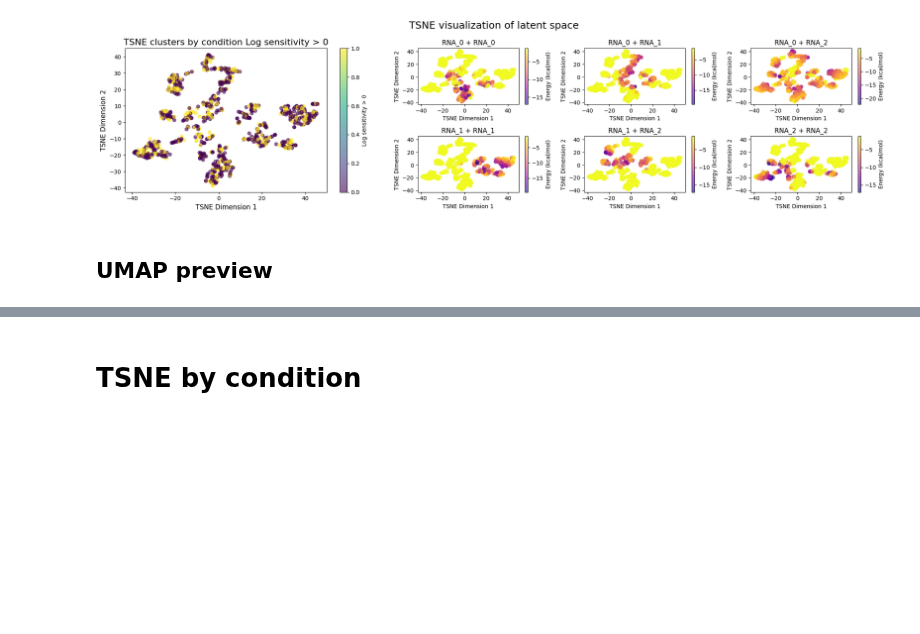
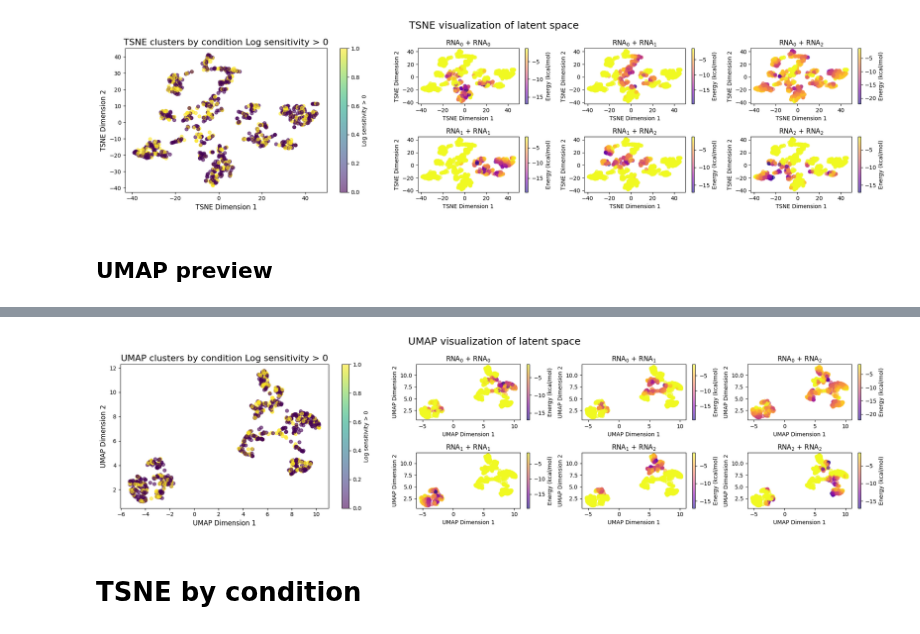
Before and after one commit to olive004/EvoScaper, a Jupyter notebook: notebooks/04_latent.ipynb, the cells around one changed output, grey strips where cells are left out. Drawn from its saved outputs; the diff is of its cells as text; code cells hidden in the pictures; blank space fills up the shorter version.

Commit message:
umap preview

```diff
--- a/notebooks/04_latent.ipynb
+++ b/notebooks/04_latent.ipynb
@@ -133,6 +140,34 @@ def plot2(tsne_result, hue, ax, i_d1, i_d2, hue_label, n_comps, perplexity, pale
     d = pd.DataFrame(data=np.array([tsne_result[:, i_d1], tsne_result[:, i_d2], hue[:len(tsne_result)]]).T, columns=[f't-SNE Dimension {i_d1+1}', f't-SNE Dimension {i_d2+1}', hue_label])
     f(d, x=f't-SNE Dimension {i_d1+1}', y=f't-SNE Dimension {i_d2+1}', hue=hue_label, palette=palette, s=50, alpha=0.2, ax=ax)
     plt.suptitle(f"t-SNE of Encoder Output (perplexity={perplexity}, n={n_comps}, rnd={random_state}, dimensions {i_d1, i_d2})", fontsize=14)
+
+
+def format_with_subscript(text):
+    """Convert text like 'RNA_0' to 'RNA₀' with proper subscript formatting"""
+    if '_' in text:
+        base, subscript = text.split('_', 1)
+        return f"{base}$_{{{subscript}}}$"
+    return text
+
+
+# def reduce(z_samples, method='tsne'):
+#     # Reduce dimensionality to 2D
+#     if method.lower() == 'tsne':
+#         reducer = TSNE(n_components=2, random_state=42)
+#     elif method.lower() == 'umap':
+#         reducer = umap.UMAP(n_components=2, random_state=42)
+#     elif method.lower() == 'pca':
+#         reducer = PCA(n_components=2, random_state=42)
+#     else:
+#         raise ValueError(f'Method {method} not supported')
+#     z_2d = reducer.fit_transform(z_samples)
+#     return z_2d
+
+
+x_bin = np.round(x_bin_all, 1)
+input_species = [format_with_subscript(i) for i in data['sample_name'].unique()]
+labels_x = list(itertools.product(input_species, input_species))
+labels_x = sorted(set(tuple(sorted(labels_x[i])) for i in range(len(labels_x))))
 # %% [markdown]
 ## TSNE preview
 # %%
@@ -241,3 +222,17 @@ visualize_tsne_2d_custom(tsne_result_2, cond_rev_all[idxs_show, idx_obj], x_bin[
+# %%
+method = 'UMAP'
+reducer_umap = umap.UMAP(n_neighbors=100, n_components=2, random_state=random_state,
+                    metric='euclidean', n_epochs=2000, learning_rate=0.1, init='spectral')
+                    # metric='euclidean', n_epochs=2000, learning_rate=0.1, init='pca')
+umap_result = reducer_umap.fit_transform(h_all[idxs_show])
+
+
+idx_obj = 0
+visualize_dimred_2d_custom(umap_result, cond_rev_all[idxs_show, idx_obj], x_bin[idxs_show],
+                           label_cond=config_dataset.objective_col[idx_obj],
+                           labels_x=labels_x, method=method)
+# %% [output]
+[figure, added]
 # %% [markdown]
 # TSNE by condition
 # %%
```
Also changed, not shown: parts of 3 cells of this notebook.
